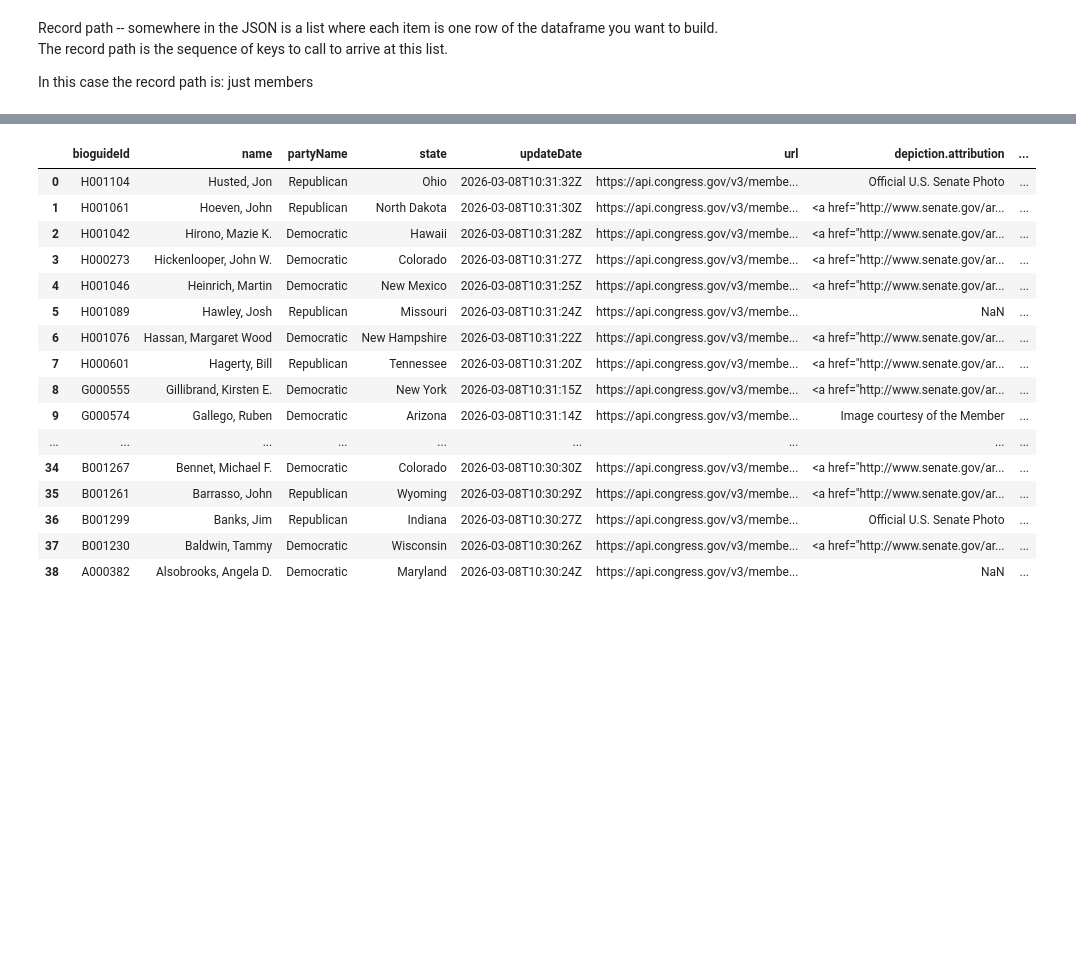
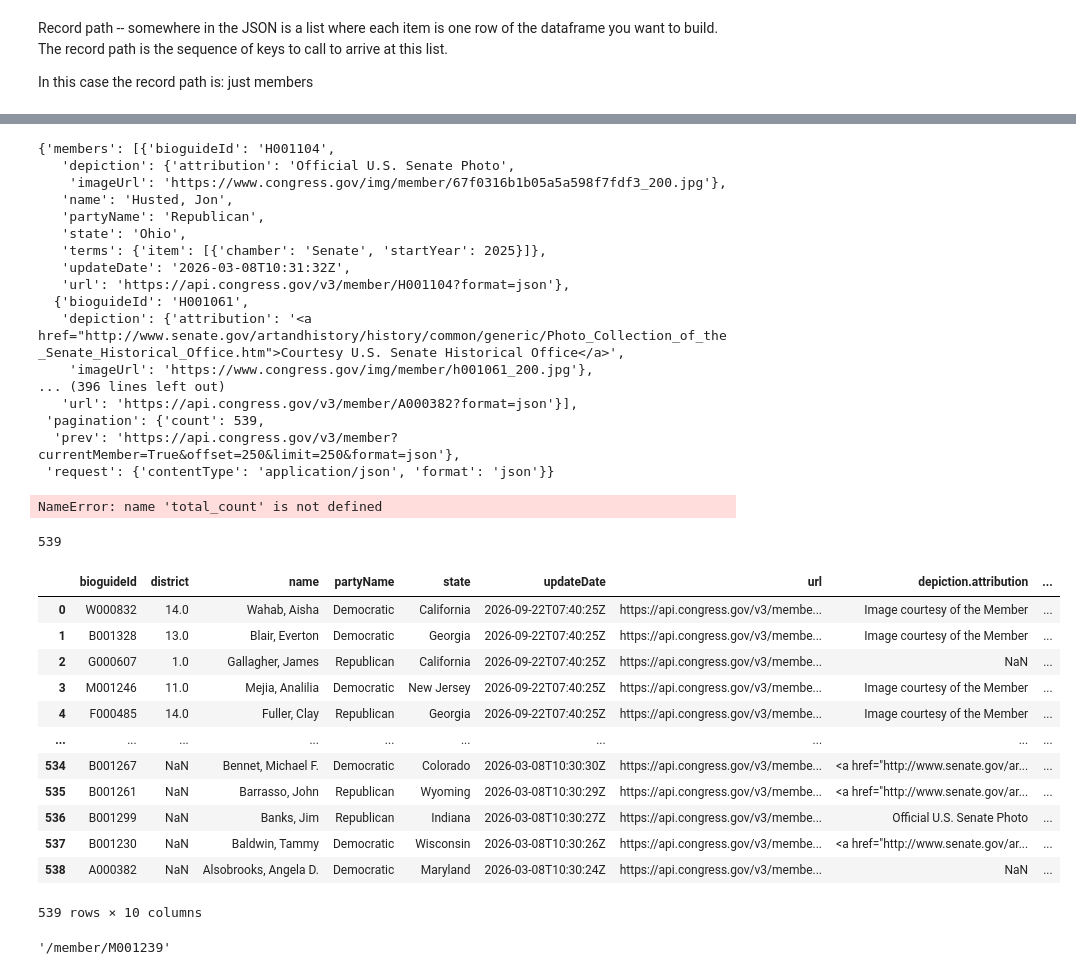
Before and after one commit to samspivak04/contrans2026correct, a Jupyter notebook: notebooks/demo_09_17_2026.ipynb, the cells around one changed output, grey strips where cells are left out. Drawn from its saved outputs; the diff is of its cells as text; code cells hidden in the pictures; blank space fills up the shorter version.

Commit message:
added more congress api endpoints

```diff
--- a/notebooks/demo_09_17_2026.ipynb
+++ b/notebooks/demo_09_17_2026.ipynb
@@ -200,23 +190,59 @@ congress_df
 params['offset'] = '500'
 r = requests.get(root + endpoint, params=params, headers=headers)
 myjson = r.json()
-congress_df =  pd.json_normalize(myjson, record_path=['members'])
-congress_df
+myjson
+# congress_df =  pd.json_normalize(myjson, record_path=['members'])
+# congress_df
 # %% [output]
-|  | bioguideId | name | partyName | state | updateDate | url | depiction.attribution | ... |
-| 0 | H001104 | Husted, Jon | Republican | Ohio | 2026-03-08T10:31:32Z | https://api.congress.gov/v3/membe... | Official U.S. Senate Photo | ... |
-| 1 | H001061 | Hoeven, John | Republican | North Dakota | 2026-03-08T10:31:30Z | https://api.congress.gov/v3/membe... | <a href="http://www.senate.gov/ar... | ... |
-| 2 | H001042 | Hirono, Mazie K. | Democratic | Hawaii | 2026-03-08T10:31:28Z | https://api.congress.gov/v3/membe... | <a href="http://www.senate.gov/ar... | ... |
-| 3 | H000273 | Hickenlooper, John W. | Democratic | Colorado | 2026-03-08T10:31:27Z | https://api.congress.gov/v3/membe... | <a href="http://www.senate.gov/ar... | ... |
-| 4 | H001046 | Heinrich, Martin | Democratic | New Mexico | 2026-03-08T10:31:25Z | https://api.congress.gov/v3/membe... | <a href="http://www.senate.gov/ar... | ... |
-| 5 | H001089 | Hawley, Josh | Republican | Missouri | 2026-03-08T10:31:24Z | https://api.congress.gov/v3/membe... | NaN | ... |
-| 6 | H001076 | Hassan, Margaret Wood | Democratic | New Hampshire | 2026-03-08T10:31:22Z | https://api.congress.gov/v3/membe... | <a href="http://www.senate.gov/ar... | ... |
-| 7 | H000601 | Hagerty, Bill | Republican | Tennessee | 2026-03-08T10:31:20Z | https://api.congress.gov/v3/membe... | <a href="http://www.senate.gov/ar... | ... |
-| 8 | G000555 | Gillibrand, Kirsten E. | Democratic | New York | 2026-03-08T10:31:15Z | https://api.congress.gov/v3/membe... | <a href="http://www.senate.gov/ar... | ... |
-| 9 | G000574 | Gallego, Ruben | Democratic | Arizona | 2026-03-08T10:31:14Z | https://api.congress.gov/v3/membe... | Image courtesy of the Member | ... |
-| ... | ... | ... | ... | ... | ... | ... | ... | ... |
-| 34 | B001267 | Bennet, Michael F. | Democratic | Colorado | 2026-03-08T10:30:30Z | https://api.congress.gov/v3/membe... | <a href="http://www.senate.gov/ar... | ... |
-| 35 | B001261 | Barrasso, John | Republican | Wyoming | 2026-03-08T10:30:29Z | https://api.congress.gov/v3/membe... | <a href="http://www.senate.gov/ar... | ... |
-| 36 | B001299 | Banks, Jim | Republican | Indiana | 2026-03-08T10:30:27Z | https://api.congress.gov/v3/membe... | Official U.S. Senate Photo | ... |
-| 37 | B001230 | Baldwin, Tammy | Democratic | Wisconsin | 2026-03-08T10:30:26Z | https://api.congress.gov/v3/membe... | <a href="http://www.senate.gov/ar... | ... |
-| 38 | A000382 | Alsobrooks, Angela D. | Democratic | Maryland | 2026-03-08T10:30:24Z | https://api.congress.gov/v3/membe... | NaN | ... |
+{'members': [{'bioguideId': 'H001104',
+   'depiction': {'attribution': 'Official U.S. Senate Photo',
+    'imageUrl': 'https://www.congress.gov/img/member/67f0316b1b05a5a598f7fdf3_200.jpg'},
+   'name': 'Husted, Jon',
+   'partyName': 'Republican',
+   'state': 'Ohio',
+   'terms': {'item': [{'chamber': 'Senate', 'startYear': 2025}]},
+   'updateDate': '2026-03-08T10:31:32Z',
+   'url': 'https://api.congress.gov/v3/member/H001104?format=json'},
+  {'bioguideId': 'H001061',
+   'depiction': {'attribution': '<a href="http://www.senate.gov/artandhistory/history/common/generic/Photo_Collection_of_the_Senate_Historical_Office.htm">Courtesy U.S. Senate Historical Office</a>',
+    'imageUrl': 'https://www.congress.gov/img/member/h001061_200.jpg'},
+... (396 lines left out)
+   'url': 'https://api.congress.gov/v3/member/A000382?format=json'}],
+ 'pagination': {'count': 539,
+  'prev': 'https://api.congress.gov/v3/member?currentMember=True&offset=250&limit=250&format=json'},
+ 'request': {'contentType': 'application/json', 'format': 'json'}}
+# %%
+i = 0
+# still_members = True
+congress_json = []
+while i < total_count:  # > 0
+    params['offset'] = i
+    r = requests.get(root + endpoint, params=params, headers=headers)
+    myjson = r.json()
+    # still_members = len(myjson['members']) > 0
+    total_count = myjson['pagination']['count']
+    congress_json.extend(myjson['members'])
+    i = i + 250
+# %% [output]
+NameError: name 'total_count' is not defined
+# %%
+len(congress_json)
+# %% [output]
+539
+# %%
+congress_df = pd.json_normalize(congress_json)
+congress_df
+# %% [output]
+|  | bioguideId | district | name | partyName | state | updateDate | url | depiction.attribution | ... |
+| 0 | W000832 | 14.0 | Wahab, Aisha | Democratic | California | 2026-09-22T07:40:25Z | https://api.congress.gov/v3/membe... | Image courtesy of the Member | ... |
+| 1 | B001328 | 13.0 | Blair, Everton | Democratic | Georgia | 2026-09-22T07:40:25Z | https://api.congress.gov/v3/membe... | Image courtesy of the Member | ... |
+| 2 | G000607 | 1.0 | Gallagher, James | Republican | California | 2026-09-22T07:40:25Z | https://api.congress.gov/v3/membe... | NaN | ... |
+| 3 | M001246 | 11.0 | Mejia, Analilia | Democratic | New Jersey | 2026-09-22T07:40:25Z | https://api.congress.gov/v3/membe... | Image courtesy of the Member | ... |
+| 4 | F000485 | 14.0 | Fuller, Clay | Republican | Georgia | 2026-09-22T07:40:25Z | https://api.congress.gov/v3/membe... | Image courtesy of the Member | ... |
+| ... | ... | ... | ... | ... | ... | ... | ... | ... | ... |
+| 534 | B001267 | NaN | Bennet, Michael F. | Democratic | Colorado | 2026-03-08T10:30:30Z | https://api.congress.gov/v3/membe... | <a href="http://www.senate.gov/ar... | ... |
+| 535 | B001261 | NaN | Barrasso, John | Republican | Wyoming | 2026-03-08T10:30:29Z | https://api.congress.gov/v3/membe... | <a href="http://www.senate.gov/ar... | ... |
+| 536 | B001299 | NaN | Banks, Jim | Republican | Indiana | 2026-03-08T10:30:27Z | https://api.congress.gov/v3/membe... | Official U.S. Senate Photo | ... |
+| 537 | B001230 | NaN | Baldwin, Tammy | Democratic | Wisconsin | 2026-03-08T10:30:26Z | https://api.congress.gov/v3/membe... | <a href="http://www.senate.gov/ar... | ... |
+| 538 | A000382 | NaN | Alsobrooks, Angela D. | Democratic | Maryland | 2026-03-08T10:30:24Z | https://api.congress.gov/v3/membe... | NaN | ... |
+539 rows × 10 columns
@@ -222,0 +253,5 @@ congress_df
+# %%
+endpoint = f'/member/{bioguideId}'  # member not memberS !!!!!
+endpoint
+# %% [output]
+'/member/M001239'
```
Also changed, not shown: parts of 14 cells of this notebook.
